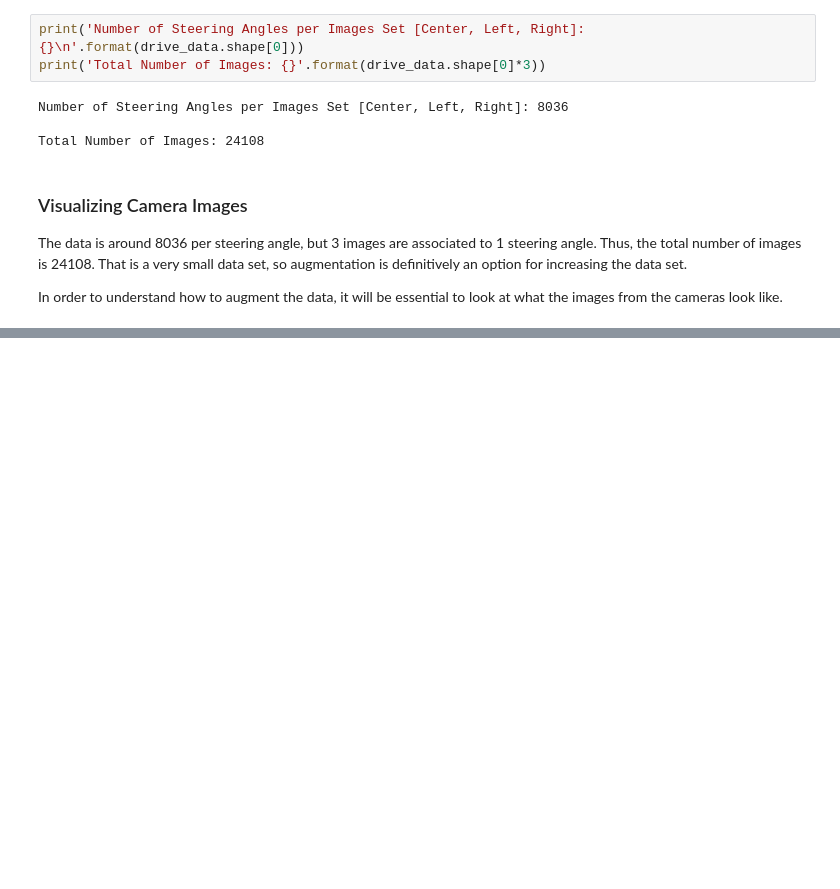
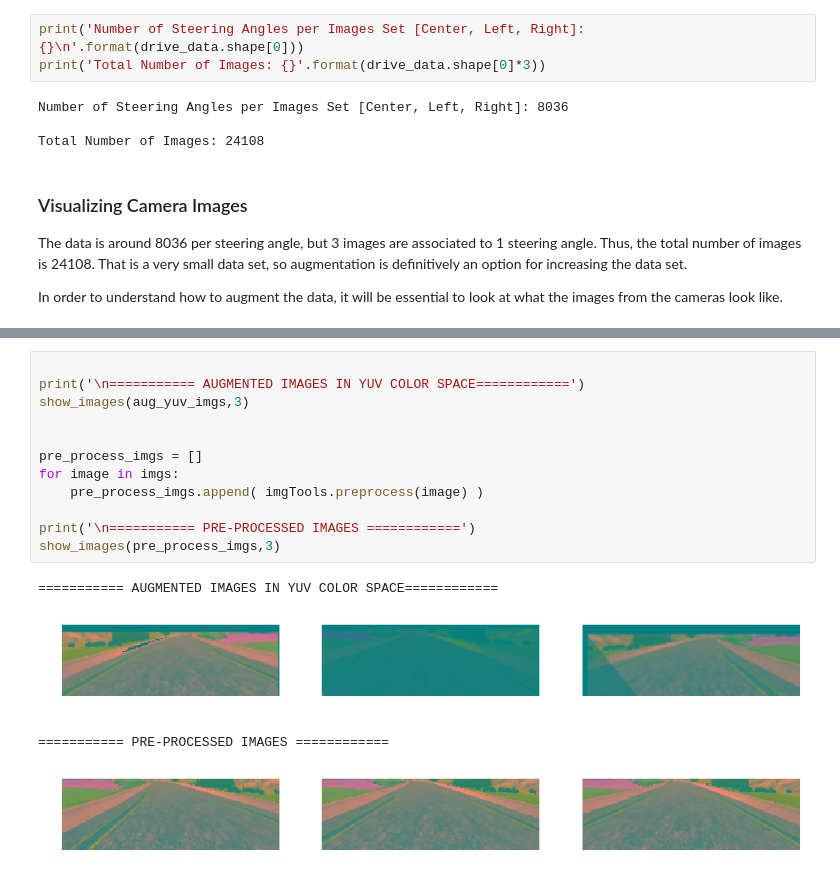
Before and after one commit to arturops/self-drivingCar, a Jupyter notebook: BehavioralCloning/Behavioral_Cloning.ipynb, the cells around one changed output, grey strips where cells are left out. Saved outputs shown, nothing was run; the diff lists cells and outputs as text; blank space fills up the shorter version.

```diff
--- a/BehavioralCloning/Behavioral_Cloning.ipynb
+++ b/BehavioralCloning/Behavioral_Cloning.ipynb
@@ -312,0 +315,17 @@ plt.imshow(pre_process_img)
+# %%
+
+print('\n=========== AUGMENTED IMAGES IN YUV COLOR SPACE============')
+show_images(aug_yuv_imgs,3)
+
+
+pre_process_imgs = []
+for image in imgs:
+    pre_process_imgs.append( imgTools.preprocess(image) )
+
+print('\n=========== PRE-PROCESSED IMAGES ============')
+show_images(pre_process_imgs,3)
+# %% [output]
+=========== AUGMENTED IMAGES IN YUV COLOR SPACE============
+[figure, added]
+=========== PRE-PROCESSED IMAGES ============
+[figure, added]
```
Also changed, not shown: parts of 10 cells of this notebook, 2 other files.
